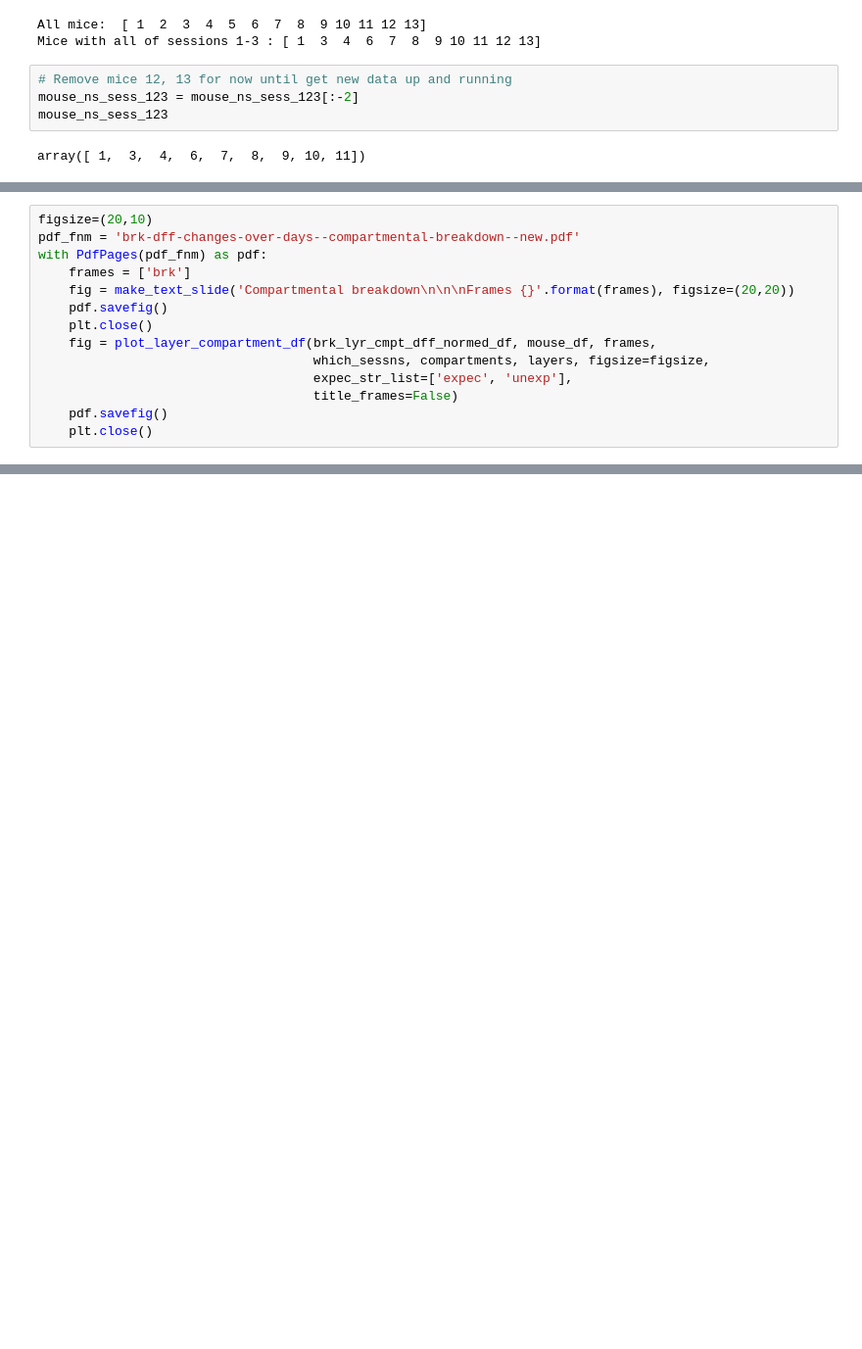
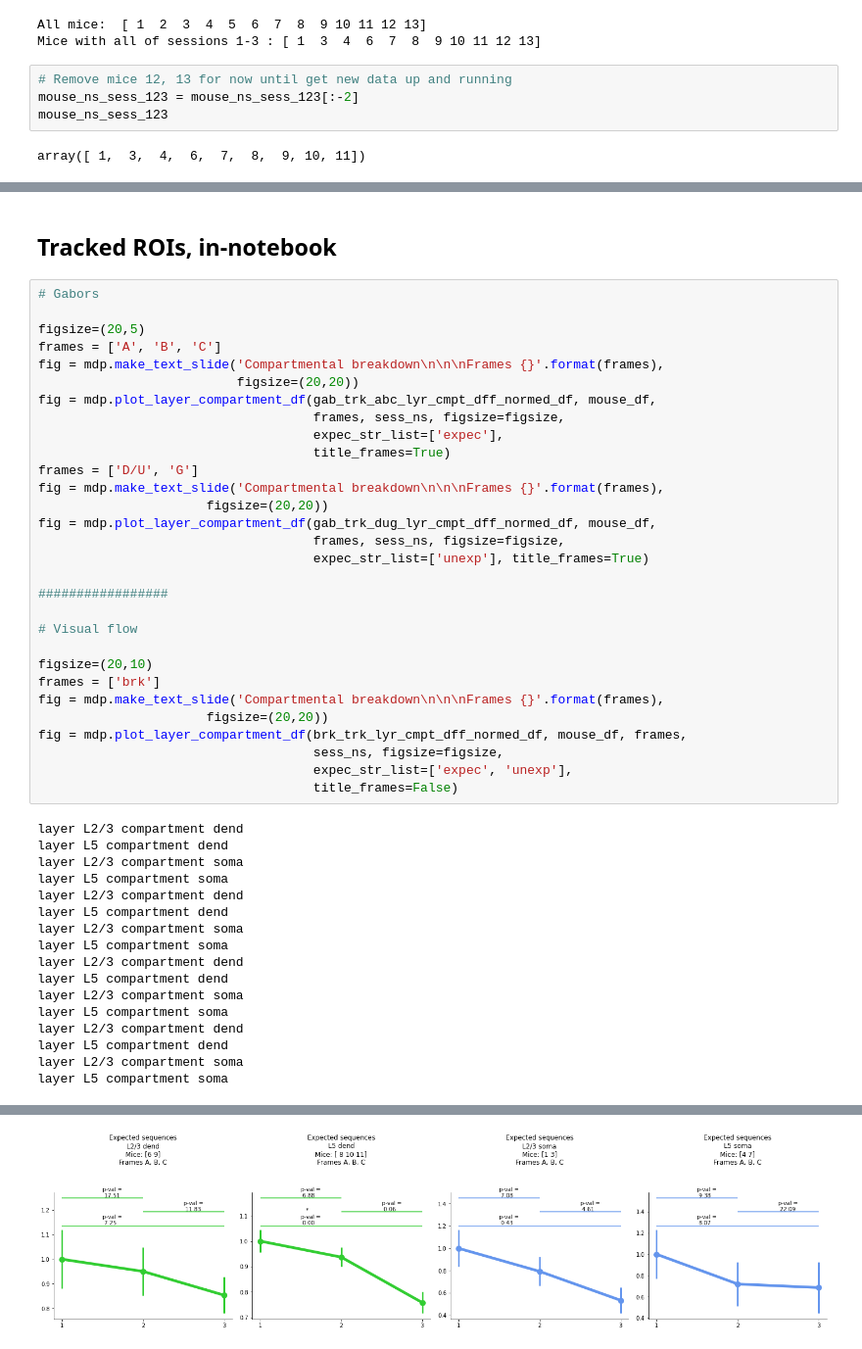
Before and after one commit to colleenjg/OpenScope_CA_Analysis, a Jupyter notebook: analysis/jp/notebooks/mean-dff-changes-over-days--generate-and-plot-data.ipynb, the cells around one changed output, grey strips where cells are left out. Shown at 98% size. Saved outputs shown, nothing was run; the diff lists cells and outputs as text; blank space fills up the shorter version.

```diff
--- a/analysis/jp/notebooks/mean-dff-changes-over-days--generate-and-plot-data.ipynb
+++ b/analysis/jp/notebooks/mean-dff-changes-over-days--generate-and-plot-data.ipynb
@@ -1001,14 +227,0 @@ layer L5 compartment soma
-# %%
-figsize=(20,10)
-pdf_fnm = 'brk-dff-changes-over-days--compartmental-breakdown--new.pdf'
-with PdfPages(pdf_fnm) as pdf:
-    frames = ['brk']
-    fig = make_text_slide('Compartmental breakdown\n\n\nFrames {}'.format(frames), figsize=(20,20))
-    pdf.savefig()
-    plt.close()
-    fig = plot_layer_compartment_df(brk_lyr_cmpt_dff_normed_df, mouse_df, frames,
-                                    which_sessns, compartments, layers, figsize=figsize,
-                                    expec_str_list=['expec', 'unexp'],
-                                    title_frames=False)
-    pdf.savefig()
-    plt.close()
@@ -2131,0 +371,49 @@ def subplot_layer_compartment(ax, layer, compartment, which_sessns, mouse_ns,
+# %% [markdown]
+## Tracked ROIs, in-notebook
+# %%
+# Gabors
+
+figsize=(20,5)
+frames = ['A', 'B', 'C']
+fig = mdp.make_text_slide('Compartmental breakdown\n\n\nFrames {}'.format(frames),
+                          figsize=(20,20))
+fig = mdp.plot_layer_compartment_df(gab_trk_abc_lyr_cmpt_dff_normed_df, mouse_df,
+                                    frames, sess_ns, figsize=figsize,
+                                    expec_str_list=['expec'],
+                                    title_frames=True)
+frames = ['D/U', 'G']
+fig = mdp.make_text_slide('Compartmental breakdown\n\n\nFrames {}'.format(frames),
+                      figsize=(20,20))
+fig = mdp.plot_layer_compartment_df(gab_trk_dug_lyr_cmpt_dff_normed_df, mouse_df,
+                                    frames, sess_ns, figsize=figsize,
+                                    expec_str_list=['unexp'], title_frames=True)
+
+#################
+
+# Visual flow
+
+figsize=(20,10)
+frames = ['brk']
+fig = mdp.make_text_slide('Compartmental breakdown\n\n\nFrames {}'.format(frames),
+                      figsize=(20,20))
+fig = mdp.plot_layer_compartment_df(brk_trk_lyr_cmpt_dff_normed_df, mouse_df, frames,
+                                    sess_ns, figsize=figsize,
+                                    expec_str_list=['expec', 'unexp'],
+                                    title_frames=False)
+# %% [output]
+layer L2/3 compartment dend
+layer L5 compartment dend
+layer L2/3 compartment soma
+layer L5 compartment soma
+layer L2/3 compartment dend
+layer L5 compartment dend
+layer L2/3 compartment soma
+layer L5 compartment soma
+layer L2/3 compartment dend
+layer L5 compartment dend
+layer L2/3 compartment soma
+layer L5 compartment soma
+layer L2/3 compartment dend
+layer L5 compartment dend
+layer L2/3 compartment soma
+layer L5 compartment soma
@@ -2131,0 +421 @@ def subplot_layer_compartment(ax, layer, compartment, which_sessns, mouse_ns,
+[figure, added]
```
Also changed, not shown: parts of 77 cells of this notebook.
